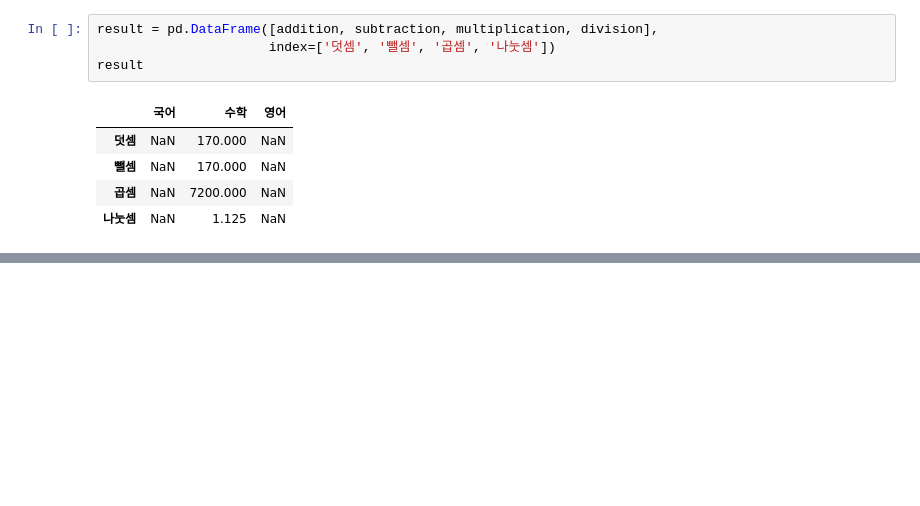
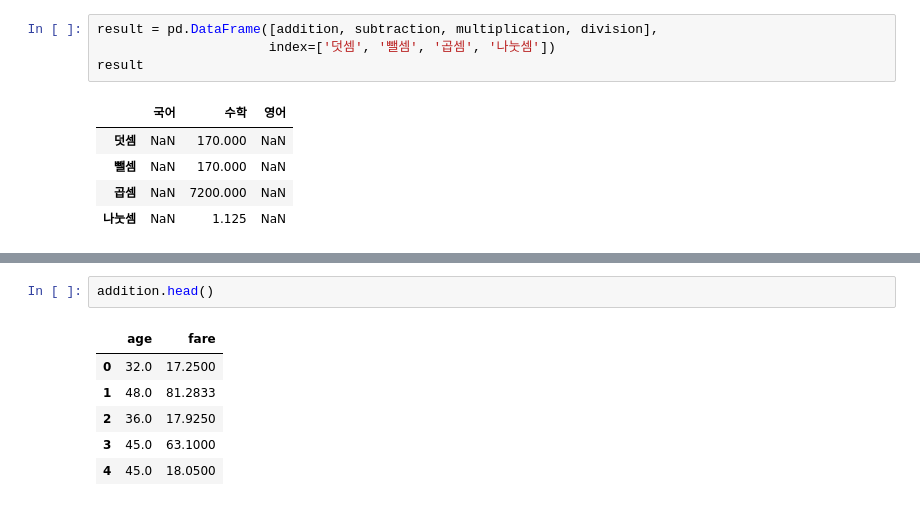
Before and after one commit to harryyang1982/pandas_data_analysis, a Jupyter notebook: part1_intro_pandas.ipynb, the cells around one changed output, grey strips where cells are left out. Cells and saved outputs as stored; diff of their text form; blank space fills up the shorter version.

```diff
--- a/part1_intro_pandas.ipynb
+++ b/part1_intro_pandas.ipynb
@@ -849,0 +896,9 @@ result
+# %%
+addition.head()
+# %% [output]
+|  | age | fare |
+| 0 | 32.0 | 17.2500 |
+| 1 | 48.0 | 81.2833 |
+| 2 | 36.0 | 17.9250 |
+| 3 | 45.0 | 63.1000 |
+| 4 | 45.0 | 18.0500 |
```
Also changed, not shown: parts of 9 cells of this notebook.
